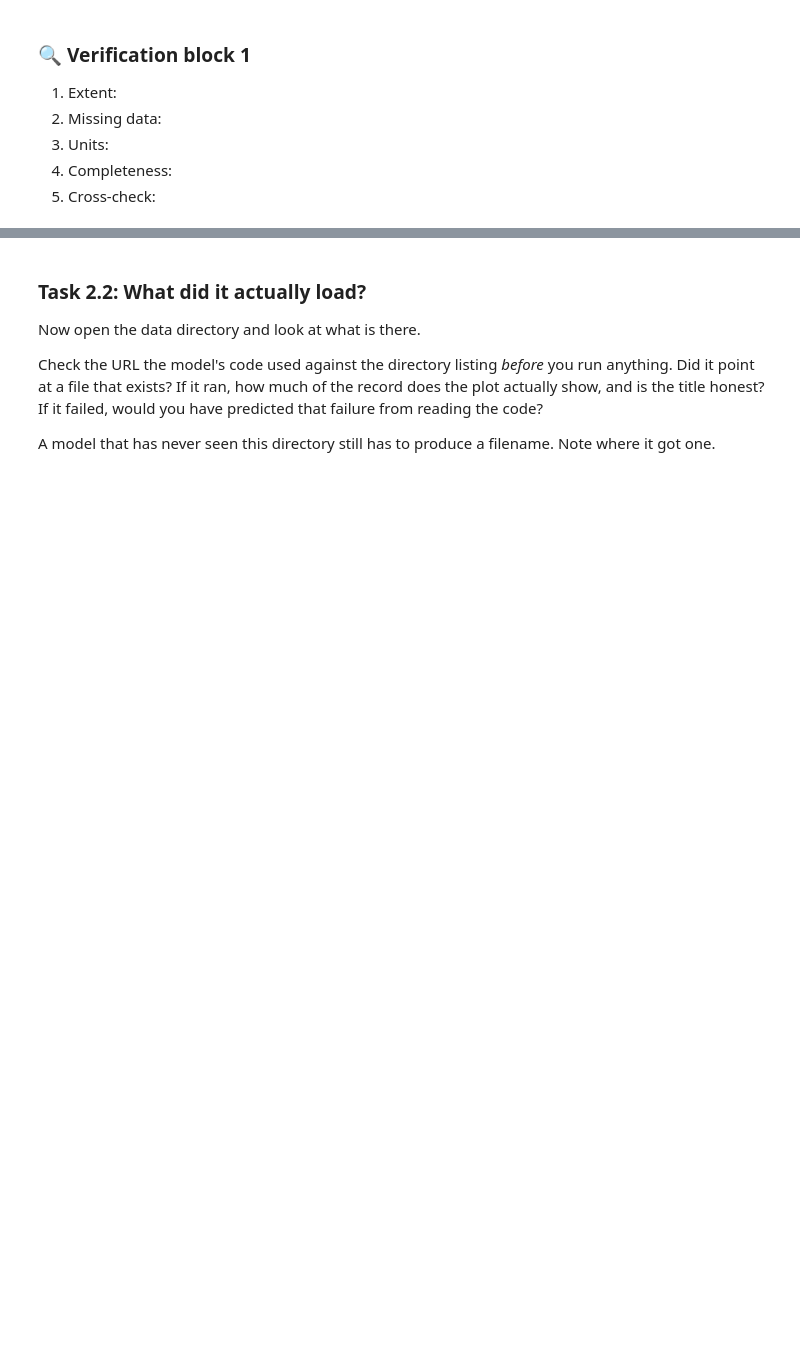
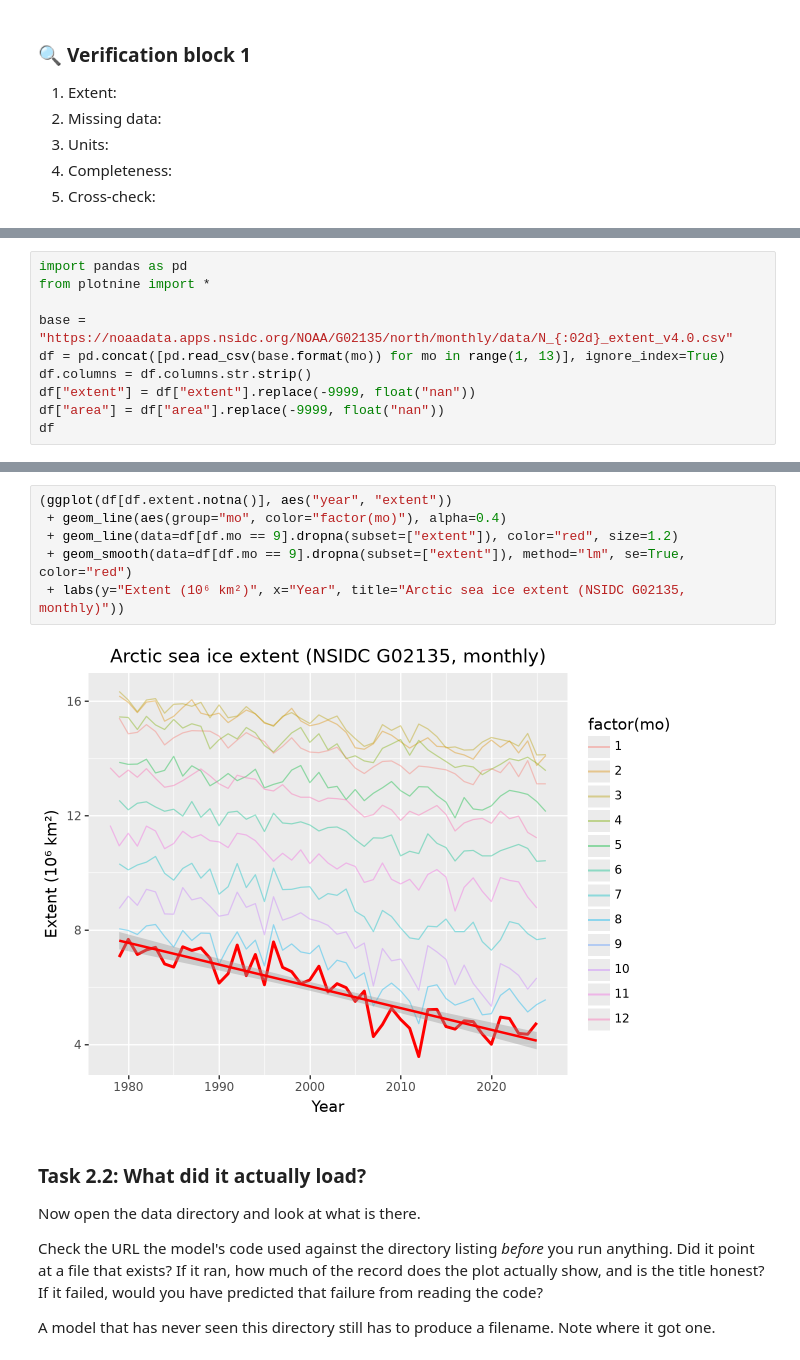
Before and after one commit to espm-157/climate-module-jacobxbackus, a Jupyter notebook: climate.ipynb, the cells around one changed output, grey strips where cells are left out. Saved outputs shown, nothing was run; the diff lists cells and outputs as text; blank space fills up the shorter version.

````diff
--- a/climate.ipynb
+++ b/climate.ipynb
@@ -172 +177,11 @@ trend. Let it produce a plan.
 ```
+# %%
+import pandas as pd
+from plotnine import *
+
+base = "https://noaadata.apps.nsidc.org/NOAA/G02135/north/monthly/data/N_{:02d}_extent_v4.0.csv"
+df = pd.concat([pd.read_csv(base.format(mo)) for mo in range(1, 13)], ignore_index=True)
+df.columns = df.columns.str.strip()
+df["extent"] = df["extent"].replace(-9999, float("nan"))
+df["area"] = df["area"].replace(-9999, float("nan"))
+df
@@ -173,3 +202,11 @@ trend. Let it produce a plan.
+# %%
+(ggplot(df[df.extent.notna()], aes("year", "extent"))
+ + geom_line(aes(group="mo", color="factor(mo)"), alpha=0.4)
+ + geom_line(data=df[df.mo == 9].dropna(subset=["extent"]), color="red", size=1.2)
+ + geom_smooth(data=df[df.mo == 9].dropna(subset=["extent"]), method="lm", se=True, color="red")
+ + labs(y="Extent (10⁶ km²)", x="Year", title="Arctic sea ice extent (NSIDC G02135, monthly)"))
+# %% [output]
+[figure, added]
 # %% [markdown]
 ### Task 2.2: What did it actually load?
 
````
Also changed, not shown: parts of 15 cells of this notebook.
